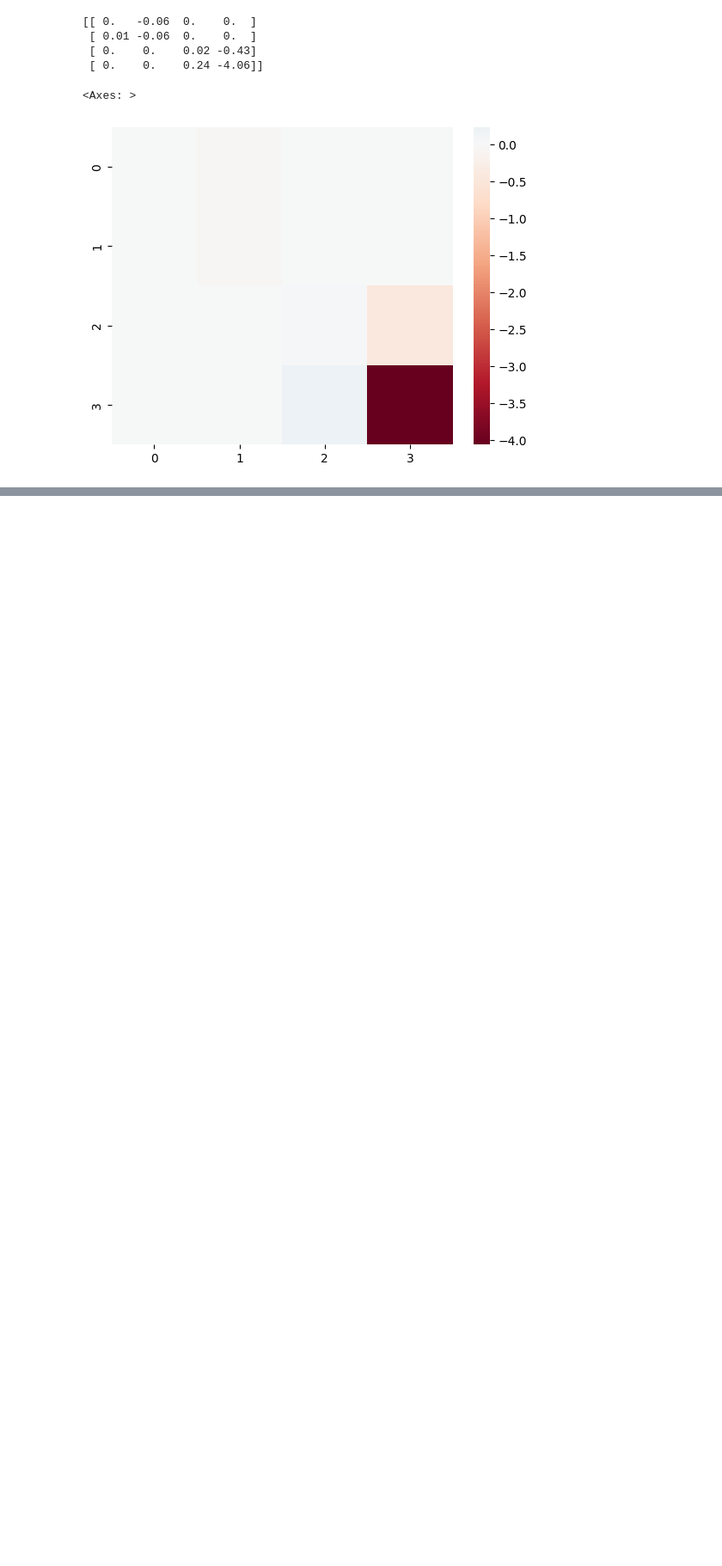
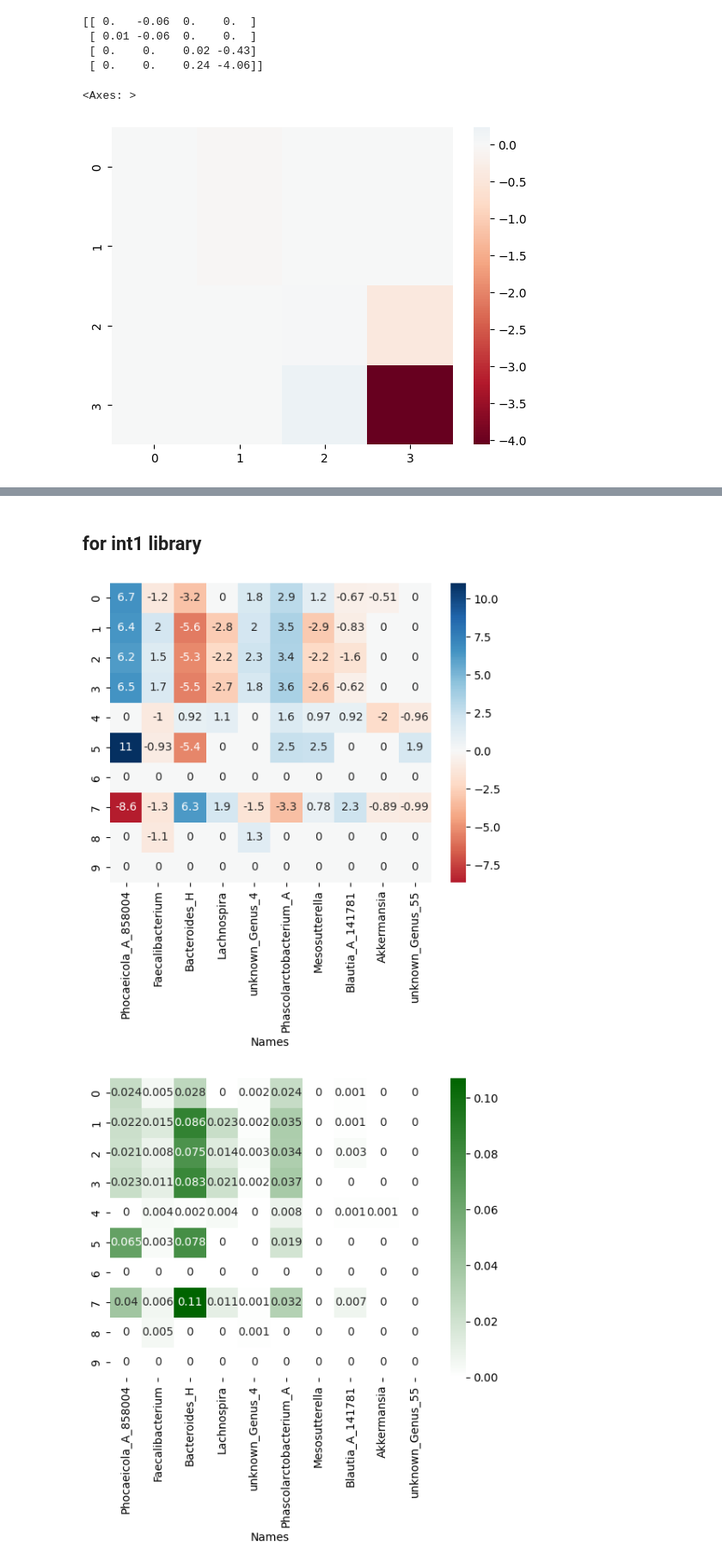
Before and after one commit to mariaproebstl/MScThesis, a Jupyter notebook: Python/Plots/transform_effects_to_direction_and_strength.ipynb, the cells around one changed output, grey strips where cells are left out. Shown at 86% size. Cells and saved outputs as stored; diff of their text form; code cells hidden in the pictures; blank space fills up the shorter version.

Commit message:
calculate effects e_ij and weights c_ij for DeepMoD output of lib1, lib2 and lib3

```diff
--- a/Python/Plots/transform_effects_to_direction_and_strength.ipynb
+++ b/Python/Plots/transform_effects_to_direction_and_strength.ipynb
@@ -10,3 +10,7 @@ import seaborn as sns
 import re
 import matplotlib.gridspec as gridspec
 import math
+from matplotlib.colors import LinearSegmentedColormap
+from matplotlib.colors import SymLogNorm
+
+cmap_green = LinearSegmentedColormap.from_list("white_to_green", ["white", "darkgreen"])
@@ -128,0 +154,16 @@ sns.heatmap(e_ij * c_ij, center=0, cmap="RdBu")
+# %%
+out_dir_org = "C:/Users/Maria/Documents/Masterstudium/Masterarbeit/deepmod_output/output_LRZ_Cluster_10-27_structured/humanTS_Genus10/ALR_female/"
+
+data_dir = "C:/Users/Maria/Documents/Masterstudium/Masterarbeit/MScThesis/Python/ALR_transformation/ALR_transformed_data/"
+n_taxa = 10
+
+plot_output = "C:/Users/Maria/Documents/Masterstudium/Masterarbeit/Plots/"
+
+# store standard matplotlib colors
+colors = plt.rcParams['axes.prop_cycle'].by_key()['color']
+# %%
+data =  pd.read_csv(f'{data_dir}ALR_denom-10-other_ts_female_Genus_10_most_abundant_rel_counts.csv')
+t = data["Time"].to_numpy()
+matrix = data.to_numpy()[:,1:]
+# %% [markdown]
+## for int1 library
@@ -128,0 +211,12 @@ sns.heatmap(e_ij * c_ij, center=0, cmap="RdBu")
+# %%
+sns.heatmap(effects, center=0, cmap="RdBu", annot=True)
+plt.show()
+
+sns.heatmap(weights.round(3), vmin=0, cmap=cmap_green, annot=True)
+plt.show()
+
+sns.heatmap(weighted_effects, center=0, cmap="RdBu", annot=True)
+plt.show()
+# %% [output]
+[figure, added]
+[figure, added]
```
Also changed, not shown: parts of 19 cells of this notebook.
